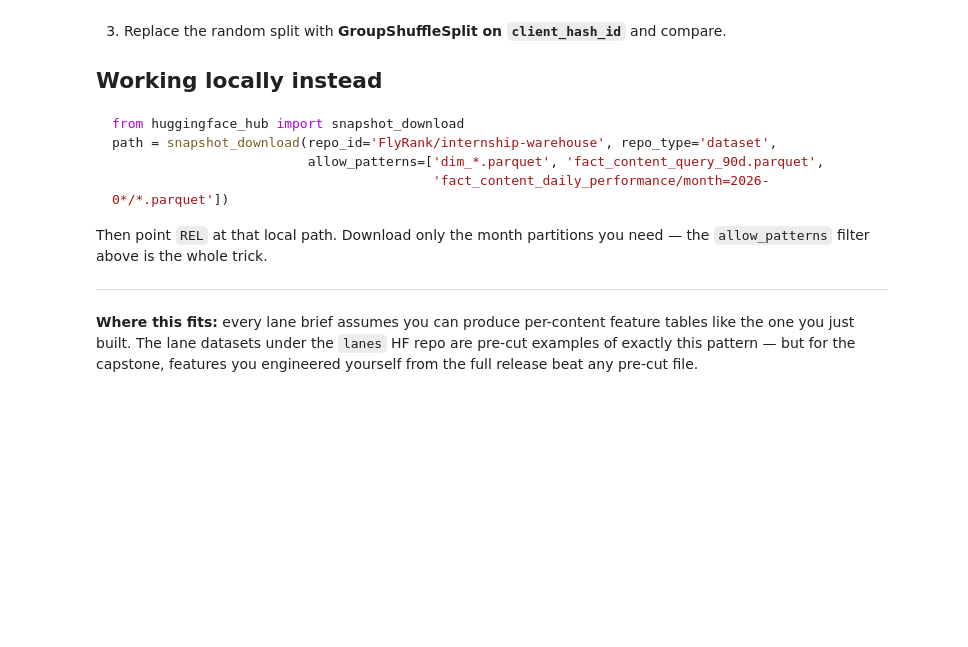
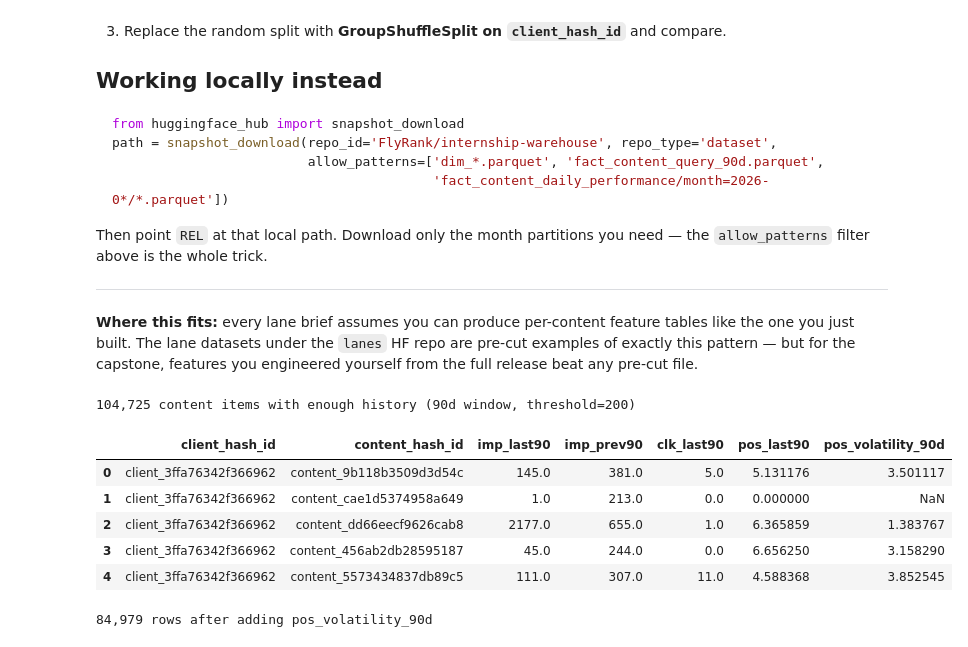
Before and after one commit to lakshya701/flyrank-ml-internship, a Jupyter notebook: notebooks/03_working_with_the_full_release.ipynb, the cells around one changed output. Saved outputs shown, nothing was run; the diff lists cells and outputs as text; code cells hidden in the pictures; blank space fills up the shorter version.

```diff
--- a/notebooks/03_working_with_the_full_release.ipynb
+++ b/notebooks/03_working_with_the_full_release.ipynb
@@ -181,3 +226,55 @@ Then point `REL` at that local path. Download only the month partitions you need
 the one you just built. The lane datasets under the `lanes` HF repo are pre-cut examples of
 exactly this pattern — but for the capstone, features you engineered yourself from the full
 release beat any pre-cut file.
+# %%
+features_90d = con.sql(f"""
+    WITH bounds AS (
+        SELECT MAX(report_date) AS end_d FROM {TABLES['fact_daily']}
+    ),
+    windowed AS (
+        SELECT f.client_hash_id, f.content_hash_id,
+               SUM(CASE WHEN f.report_date >  b.end_d - INTERVAL 90 DAY THEN f.gsc_impressions ELSE 0 END) AS imp_last90,
+               SUM(CASE WHEN f.report_date <= b.end_d - INTERVAL 90 DAY THEN f.gsc_impressions ELSE 0 END) AS imp_prev90,
+               SUM(CASE WHEN f.report_date >  b.end_d - INTERVAL 90 DAY THEN f.gsc_clicks ELSE 0 END)      AS clk_last90,
+               AVG(CASE WHEN f.report_date >  b.end_d - INTERVAL 90 DAY THEN f.gsc_avg_position END)       AS pos_last90,
+               STDDEV(CASE WHEN f.report_date >  b.end_d - INTERVAL 90 DAY THEN f.gsc_avg_position END)    AS pos_volatility_90d
+        FROM {TABLES['fact_daily']} f, bounds b
+        WHERE f.report_date > b.end_d - INTERVAL 180 DAY
+        GROUP BY 1, 2
+        HAVING imp_prev90 >= 200
+    )
+    SELECT * FROM windowed
+""").df()
+
+print(f'{len(features_90d):,} content items with enough history (90d window, threshold=200)')
+features_90d.head()
+# %% [output]
+104,725 content items with enough history (90d window, threshold=200)
+|  | client_hash_id | content_hash_id | imp_last90 | imp_prev90 | clk_last90 | pos_last90 | pos_volatility_90d |
+| 0 | client_3ffa76342f366962 | content_9b118b3509d3d54c | 145.0 | 381.0 | 5.0 | 5.131176 | 3.501117 |
+| 1 | client_3ffa76342f366962 | content_cae1d5374958a649 | 1.0 | 213.0 | 0.0 | 0.000000 | NaN |
+| 2 | client_3ffa76342f366962 | content_dd66eecf9626cab8 | 2177.0 | 655.0 | 1.0 | 6.365859 | 1.383767 |
+| 3 | client_3ffa76342f366962 | content_456ab2db28595187 | 45.0 | 244.0 | 0.0 | 6.656250 | 3.158290 |
+| 4 | client_3ffa76342f366962 | content_5573434837db89c5 | 111.0 | 307.0 | 11.0 | 4.588368 | 3.852545 |
+# %%
+qsignals_90d = con.sql(f"""
+    SELECT content_hash_id,
+           ANY_VALUE(content_visible_query_count)     AS visible_queries,
+           ANY_VALUE(rare_impressions_share)          AS rare_share,
+           ANY_VALUE(anonymized_impressions_share)    AS anon_share,
+           MAX(impressions_90d)                       AS top_query_impressions,
+           SUM(impressions_90d)                       AS kept_impressions
+    FROM {TABLES['fact_query_90d']}
+    GROUP BY content_hash_id
+""").df()
+
+qsignals_90d['top_query_share'] = qsignals_90d['top_query_impressions'] / qsignals_90d['kept_impressions']
+data_90d = features_90d.merge(qsignals_90d, on='content_hash_id', how='left')
+
+data_90d['is_declining'] = (data_90d['imp_last90'] < 0.8 * data_90d['imp_prev90']).astype(int)
+
+feature_cols_v2 = ['imp_prev90', 'visible_queries', 'rare_share', 'anon_share', 'top_query_share', 'pos_volatility_90d']
+model_data_v2 = data_90d.dropna(subset=feature_cols_v2)
+print(f'{len(model_data_v2):,} rows after adding pos_volatility_90d')
+# %% [output]
+84,979 rows after adding pos_volatility_90d
```
Also changed, not shown: parts of 7 cells of this notebook.
